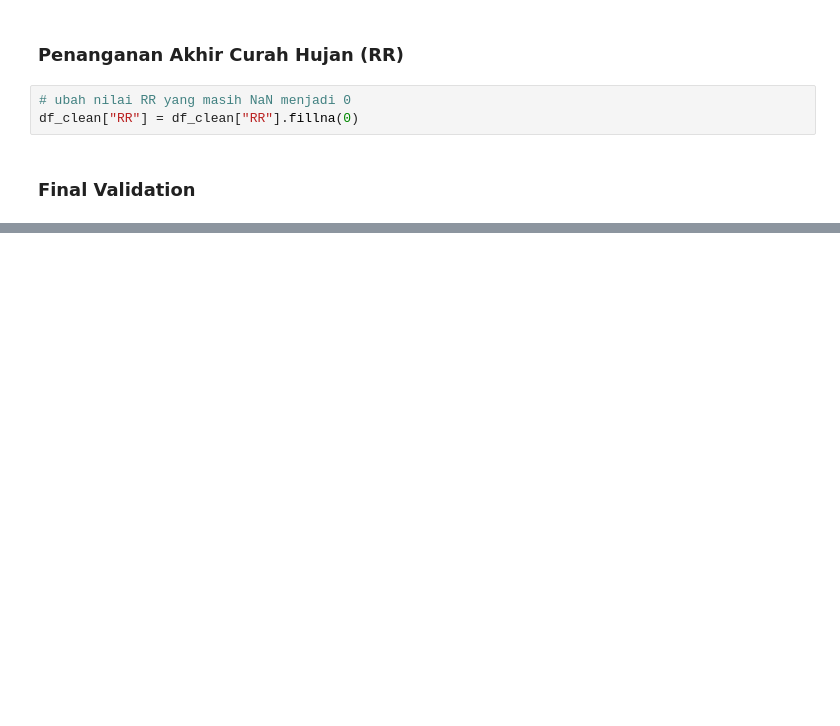
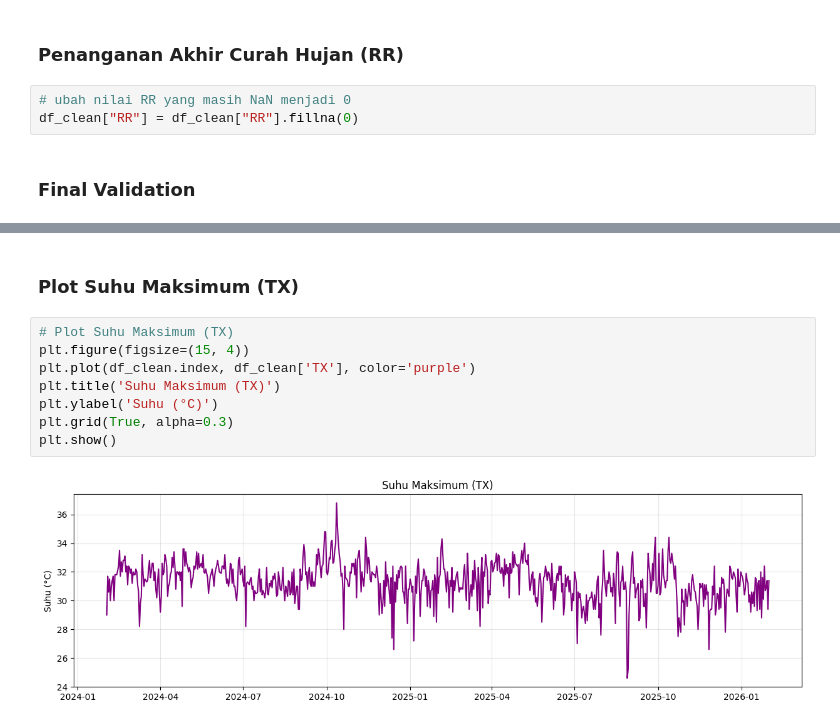
Before and after one commit to Ndraa-44/uas_datscie_prediksi, a Jupyter notebook: Notebooks/uas_datscie_implementation.ipynb, the cells around one changed output, grey strips where cells are left out. Saved outputs shown, nothing was run; the diff lists cells and outputs as text; blank space fills up the shorter version.

```diff
--- a/Notebooks/uas_datscie_implementation.ipynb
+++ b/Notebooks/uas_datscie_implementation.ipynb
@@ -103,0 +220,12 @@ dtype: int64
+# %% [markdown]
+### Plot Suhu Maksimum (TX)
+# %%
+# Plot Suhu Maksimum (TX)
+plt.figure(figsize=(15, 4))
+plt.plot(df_clean.index, df_clean['TX'], color='purple')
+plt.title('Suhu Maksimum (TX)')
+plt.ylabel('Suhu (°C)')
+plt.grid(True, alpha=0.3)
+plt.show()
+# %% [output]
+[figure, added]
```
Also changed, not shown: parts of 32 cells of this notebook, 1 other file.
